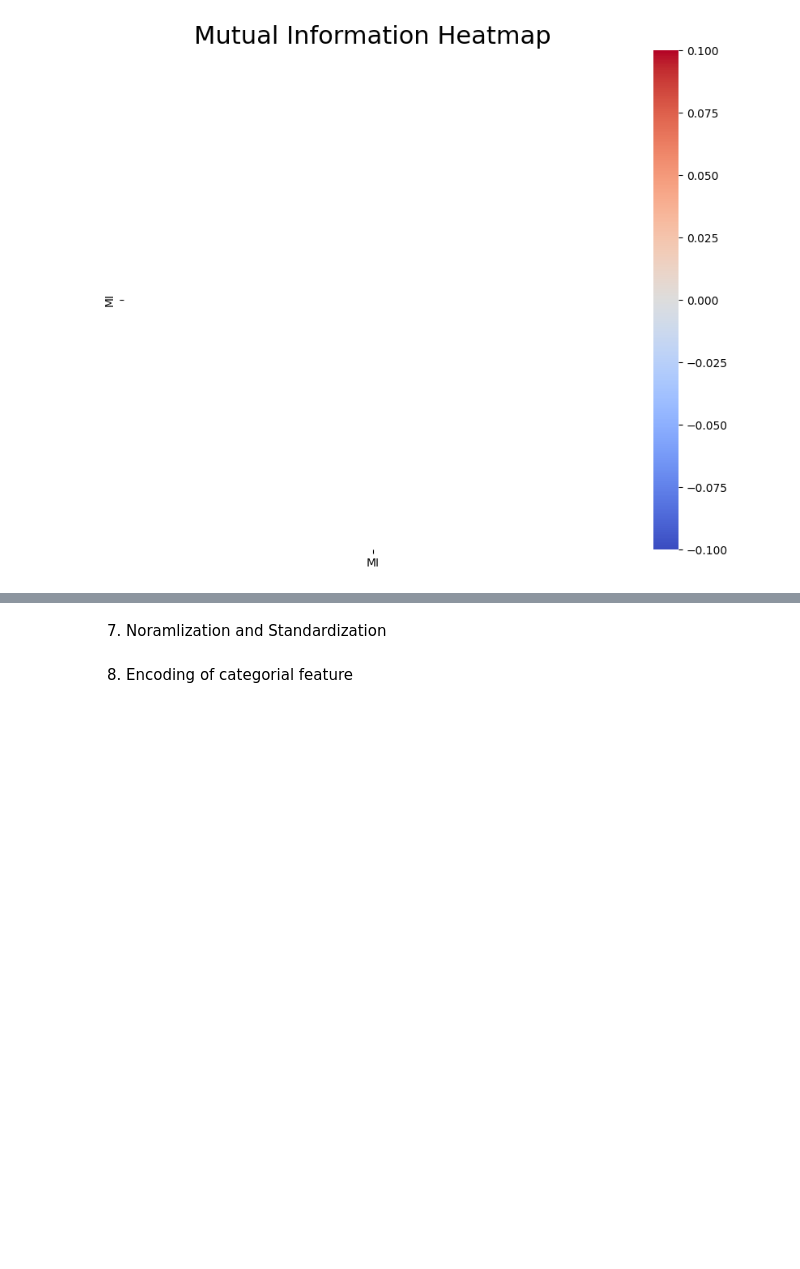
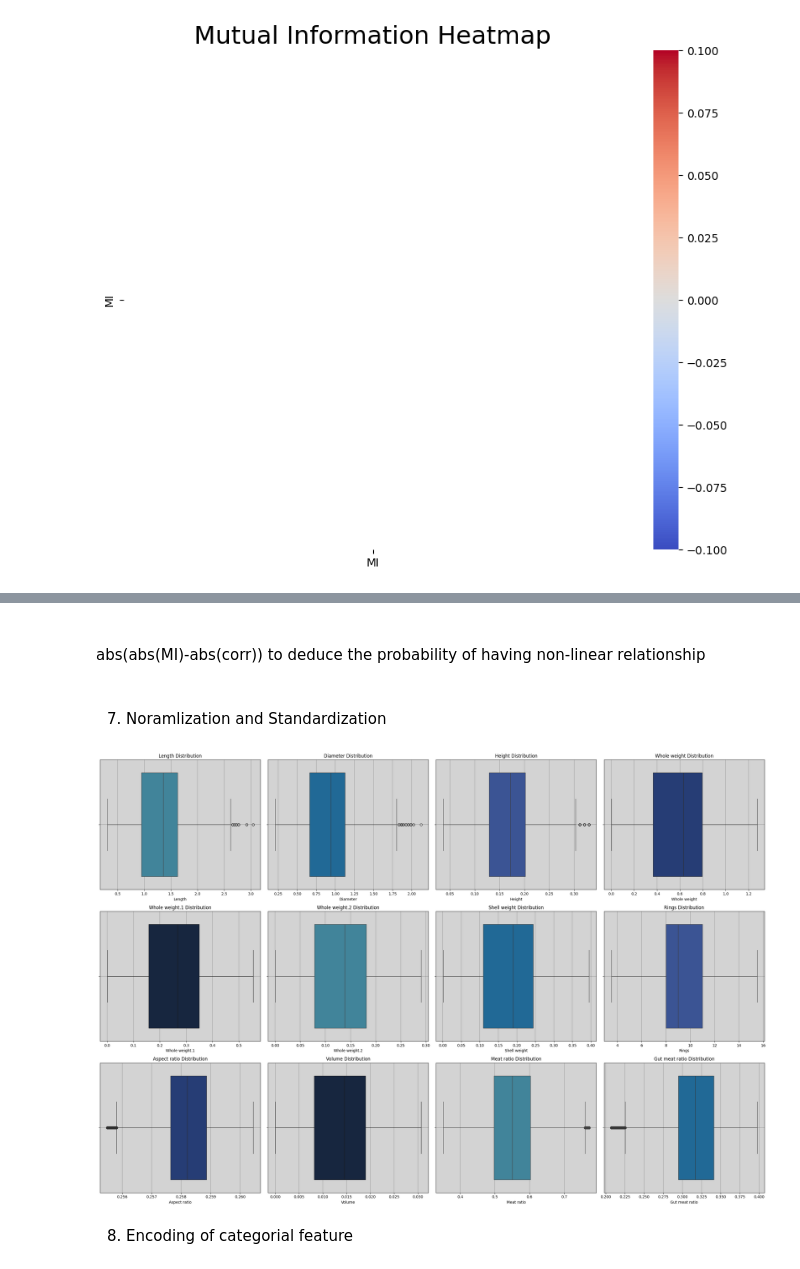
Before and after one commit to Oikiy/Remote_Abalone_Regression, a Jupyter notebook: notebook/Regression_Abalone.ipynb, the cells around one changed output, grey strips where cells are left out. Drawn from its saved outputs; the diff is of its cells as text; code cells hidden in the pictures; blank space fills up the shorter version.

```diff
--- a/notebook/Regression_Abalone.ipynb
+++ b/notebook/Regression_Abalone.ipynb
@@ -559,6 +577,39 @@ Gut meat ratio    0.180514
 Name: MI Scores, dtype: float64
+# %% [markdown]
+######
+
+abs(abs(MI)-abs(corr)) to deduce the probability of having non-linear relationship
+
+######
 # %% [markdown]
 7. Noramlization and Standardization
+# %%
+# Define a function to normalize the data
+
+def NormalizeData(df):
+    # Normalize the data
+    df_norm = (df - df.mean()) / df.std()
+    return df_norm
+
+# define a function to standardize the data using Box-Cox transformation
+def StandardizeData(df):
+    # Standardize the data using Box-Cox transformation
+    df_std = df.copy()
+    for col in num_cols:
+        df_std[col] = boxcox(df_std[col] + 1)[0]
+    return df_std
+
+
+# Standardize the data
+train_std = StandardizeData(train_df[num_cols])
+train_std['Rings'] = train_df['Rings']
+# Normalize the data
+train_norm = NormalizeData(train_std[num_cols])
+train_norm['Rings'] = train_std['Rings']
+# %%
+MultiBoxplot(df=train_std,num_cols=num_cols)
+# %% [output]
+[figure, added]
 # %% [markdown]
 8. Encoding of categorial feature
 # %% [markdown]
```
Also changed, not shown: parts of 3 cells of this notebook.
